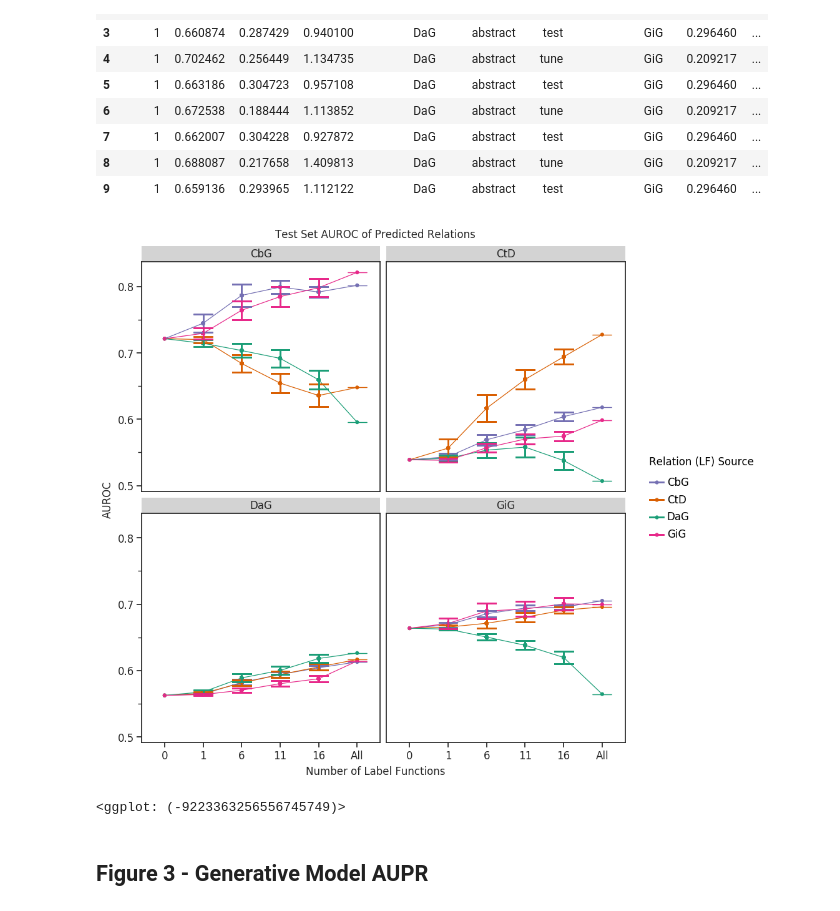
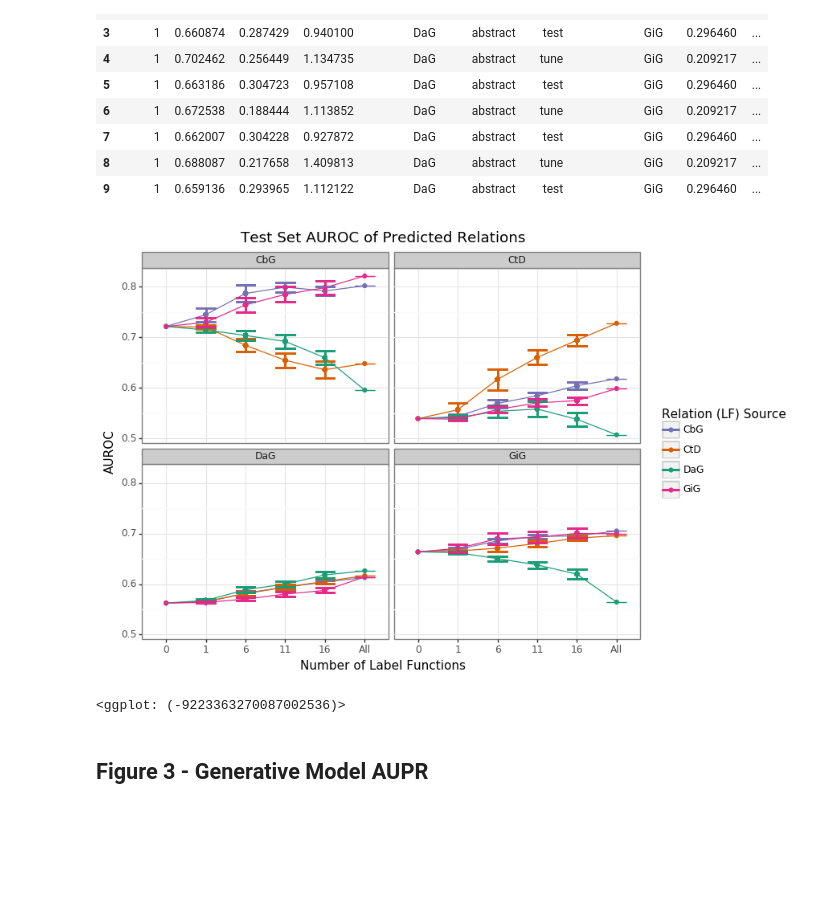
Before and after one commit to greenelab/snorkeling-full-text, a Jupyter notebook: figure_generation/01_figure_generation.ipynb, the cells around one changed output. Saved outputs shown, nothing was run; the diff lists cells and outputs as text; code cells hidden in the pictures; blank space fills up the shorter version.

Commit message:
updated figure generation notebook

```diff
--- a/figure_generation/01_figure_generation.ipynb
+++ b/figure_generation/01_figure_generation.ipynb
@@ -54,37 +54,37 @@ gen_model_performance_df >> ply.slice_rows(10)
 # %%
 g = (
     p9.ggplot(
         gen_model_performance_df
         >> ply.query("data_source=='abstract'")
         >> ply.query("model=='test'")
     )
     + p9.aes(
         x="lf_num",
         y="auroc_mean",
         ymin="auroc_lower_ci",
         ymax="auroc_upper_ci",
         group="label_source",
         color="label_source",
     )
     + p9.geom_point()
     + p9.geom_line()
     + p9.geom_errorbar()
     + p9.facet_wrap("~ prediction_label")
-    + p9.theme_seaborn("white")
-    + p9.theme(figure_size=(10, 10), text=p9.element_text(size=12))
+    + p9.theme_bw()
+    + p9.theme(figure_size=(8, 6))
     + p9.scale_color_manual(values=color_map)
     + p9.labs(
         title="Test Set AUROC of Predicted Relations", color="Relation (LF) Source"
     )
     + p9.xlab("Number of Label Functions")
     + p9.ylab("AUROC")
 )
 g.save("output/figure_two.svg")
 g.save("output/figure_two.png", dpi=300)
 print(g)
 # %% [output]
-[figure, old version]
+[figure, new version]
-<ggplot: (-9223363256556745749)>
+<ggplot: (-9223363270087002536)>
 # %% [markdown]
 ## Figure 3 - Generative Model AUPR
 # %%
```
Also changed, not shown: parts of 6 cells of this notebook, 15 other files.
